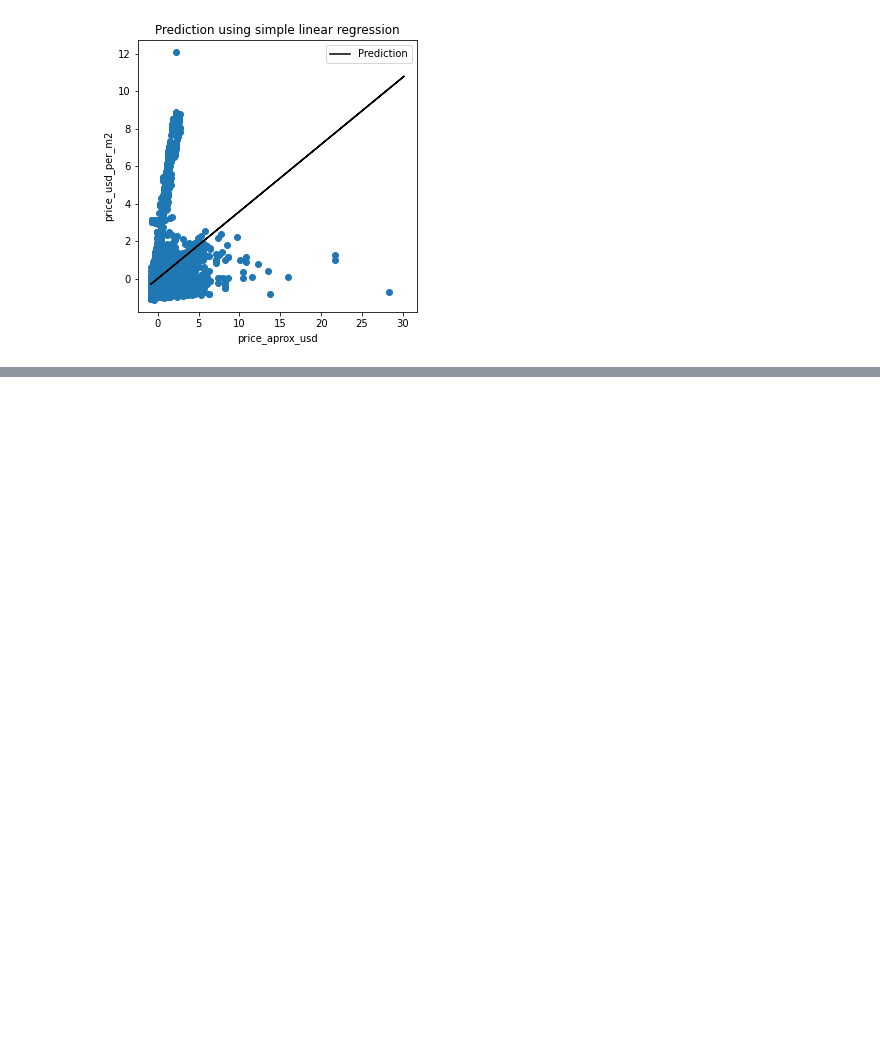
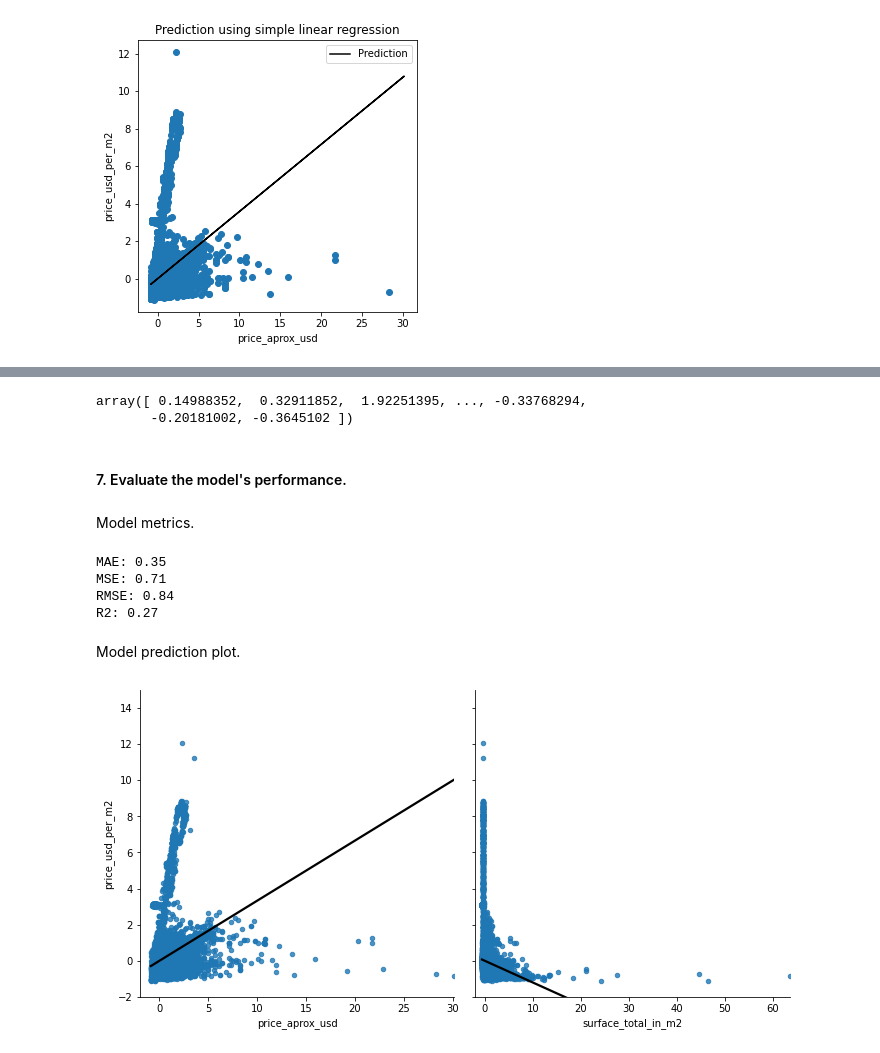
Before and after one commit to JonnathanDMT/Linear-Regression-Models, a Jupyter notebook: CodeWS2.ipynb, the cells around one changed output, grey strips where cells are left out. Drawn from its saved outputs; the diff is of its cells as text; code cells hidden in the pictures; blank space fills up the shorter version.

```diff
--- a/CodeWS2.ipynb
+++ b/CodeWS2.ipynb
@@ -345,0 +362,2 @@ plt.show()
+# %%
+data_mlr = data.drop(['place_name','property_type'], axis = 1, inplace = False)
@@ -345,0 +367,7 @@ plt.show()
+# %%
+scaler = StandardScaler()
+scaler.fit(data_mlr)
+data_normalized = scaler.transform(data_mlr)
+
+print('Standardized means:', np.mean(data_normalized, axis = 0).round(2))
+print('Standardized deviations:', np.std(data_normalized, axis = 0).round(2))
@@ -345,0 +379,3 @@ plt.show()
+# %%
+data_normalized = pd.DataFrame(data_normalized, index = data_mlr.index, columns = data_mlr.columns)
+data_normalized.describe().round(2)
@@ -345,0 +424,31 @@ plt.show()
+# %%
+ypred = model_2.predict(Xtest)
+ypred
+# %% [output]
+array([ 0.14988352,  0.32911852,  1.92251395, ..., -0.33768294,
+       -0.20181002, -0.3645102 ])
+# %% [markdown]
+#### 7. Evaluate the model's performance.
+# %% [markdown]
+Model metrics.
+# %%
+print ('MAE:', mean_absolute_error(ytest, ypred).round(2))
+print ('MSE:', mean_squared_error(ytest, ypred).round(2))
+print ('RMSE:', np.sqrt(mean_squared_error(ytest, ypred)).round(2))
+print ('R2:', r2_score(ytest, ypred).round(2))
+# %% [output]
+MAE: 0.35
+MSE: 0.71
+RMSE: 0.84
+R2: 0.27
+# %% [markdown]
+Model prediction plot.
+# %%
+g = sns.PairGrid(data_normalized, y_vars = ['price_usd_per_m2'], x_vars = ['price_aprox_usd','surface_total_in_m2'], height = 5)
+g.map(sns.regplot, ci = None, scatter_kws = {'s' : 20}, line_kws = {'color': 'k'})
+g.axes[0,0].set_xlim(-2,)
+g.axes[0,1].set_xlim(-2,)
+plt.ylim(-2, 15)
+plt.show()
+# %% [output]
+[figure, added]
```
Also changed, not shown: parts of 20 cells of this notebook.
